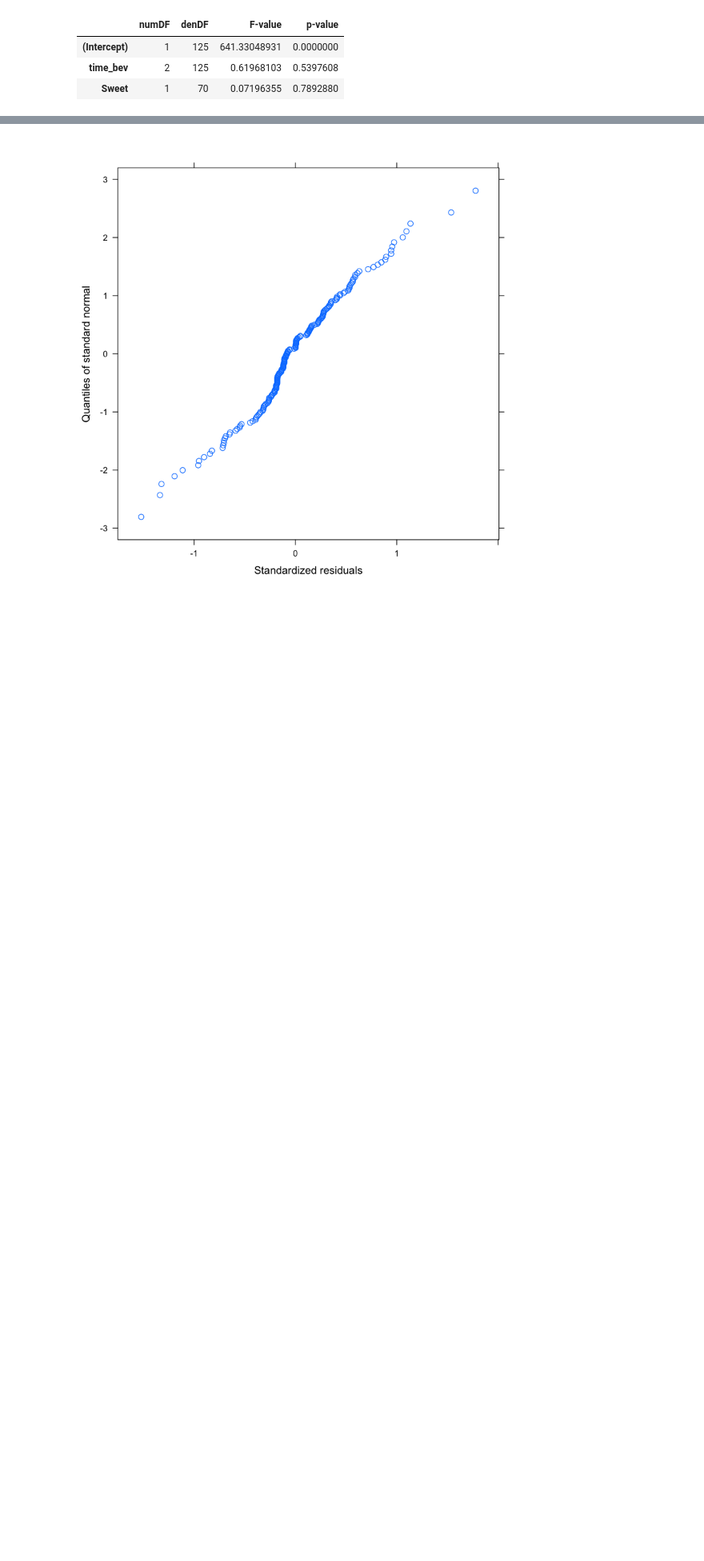
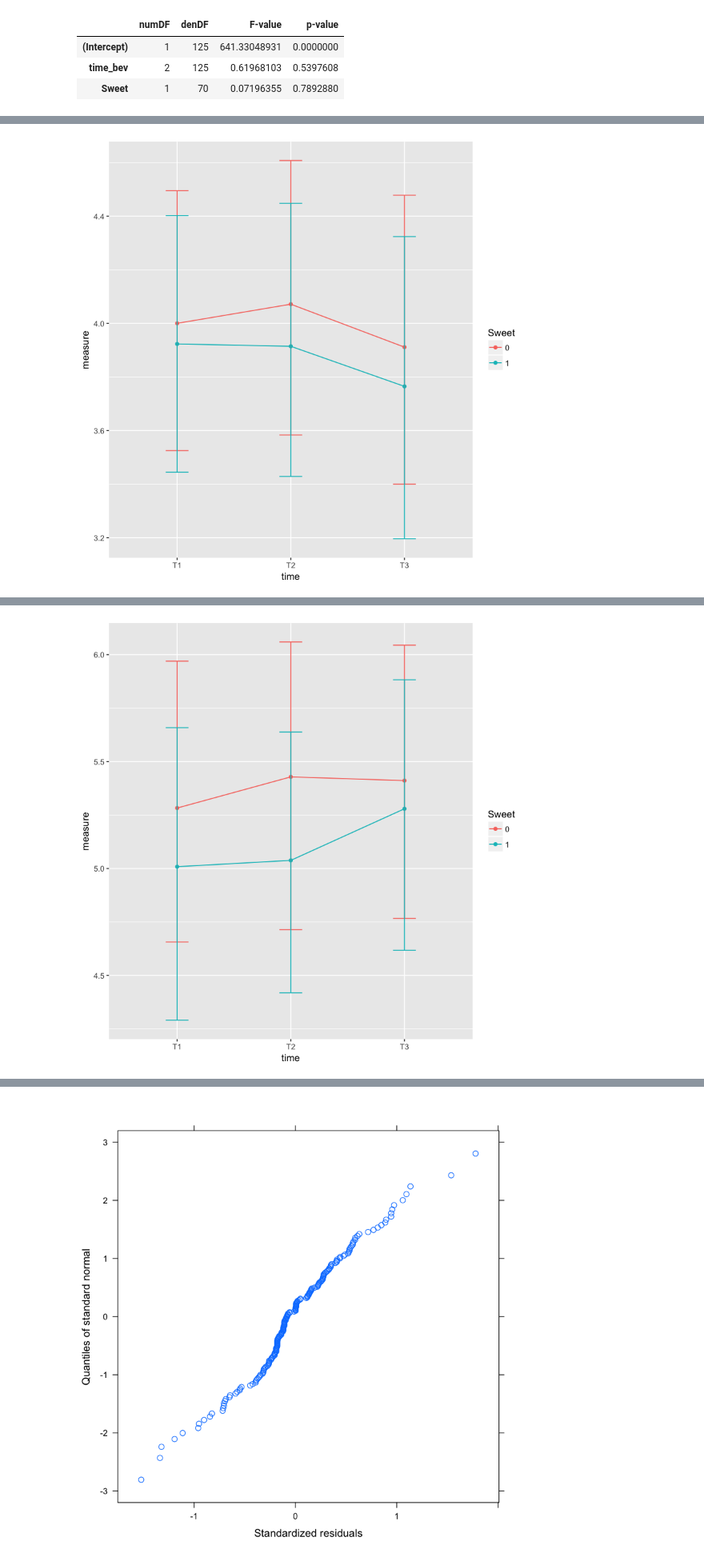
Before and after one commit to lbauert/TPBT, a Jupyter notebook: Lia_Analysis.ipynb, the cells around one changed output, grey strips where cells are left out. Shown at 80% size. Saved outputs shown, nothing was run; the diff lists cells and outputs as text; code cells hidden in the pictures; blank space fills up the shorter version.

Commit message:
got functions working

```diff
--- a/Lia_Analysis.ipynb
+++ b/Lia_Analysis.ipynb
@@ -510,3 +500,15 @@ anova(intercept, randomIntercept, timeRI, timeRS, timeCov)
 | timeRI | lme.formula(fixed = attitude ~ ti... | 3 | 5 | 667.5445 | 684.0110 | -328.7723 | 2 vs 3 | 1.07318515 | 5.847373e-01 |
 | timeRS | lme.formula(fixed = attitude ~ ti... | 4 | 10 | 670.9653 | 703.8983 | -325.4826 | 3 vs 4 | 6.57922444 | 2.538608e-01 |
 | timeCov | lme.formula(fixed = attitude ~ ti... | 5 | 11 | 672.8919 | 709.1183 | -325.4460 | 4 vs 5 | 0.07334199 | 7.865316e-01 |
+# %%
+#x = data in long form
+fitter<-function(x){
+    x$Sweet<-as.factor(x$Sweet)
+    intercept<-gls(measure~1, data=x, method="ML", na.action=na.exclude)
+    randomIntercept<-lme(measure~1, data=x, random=~1|PID, method="ML", na.action=na.exclude, control=list(opt="optim"))
+    timeRI<-update(randomIntercept, .~.+time)
+    timeRS<-update(timeRI, random=~time|PID)
+    timeCov<-update(timeRS, .~.+Sweet)
+    results <-list("basic"=summary(timeCov), "better?"= anova(intercept, randomIntercept, timeRI, timeRS, timeCov))
+    return(results)
+}
@@ -529,0 +546,10 @@ Warning message:
+# %%
+plotter<-function(x){
+    x$Sweet<-as.factor(x$Sweet)
+    plot1 <- ggplot(x, aes(time, measure, colour = Sweet))
+    plot2<-plot1 + stat_summary(fun.y = mean, geom = "point") + stat_summary(fun.y =mean, geom = "line", aes(group= Sweet)) + stat_summary(fun.data = mean_cl_boot, geom   = "errorbar", width = 0.2) + labs(x = "time", y = "measure", colour = "Sweet")
+    return(plot2)
+}
+# %%
+lapply(DL_long, plotter)
+# %% [output]
@@ -529,0 +563 @@ Warning message:
+[figure, added]
@@ -529,0 +568 @@ Warning message:
+[figure, added]
```
Also changed, not shown: parts of 4 cells of this notebook.
